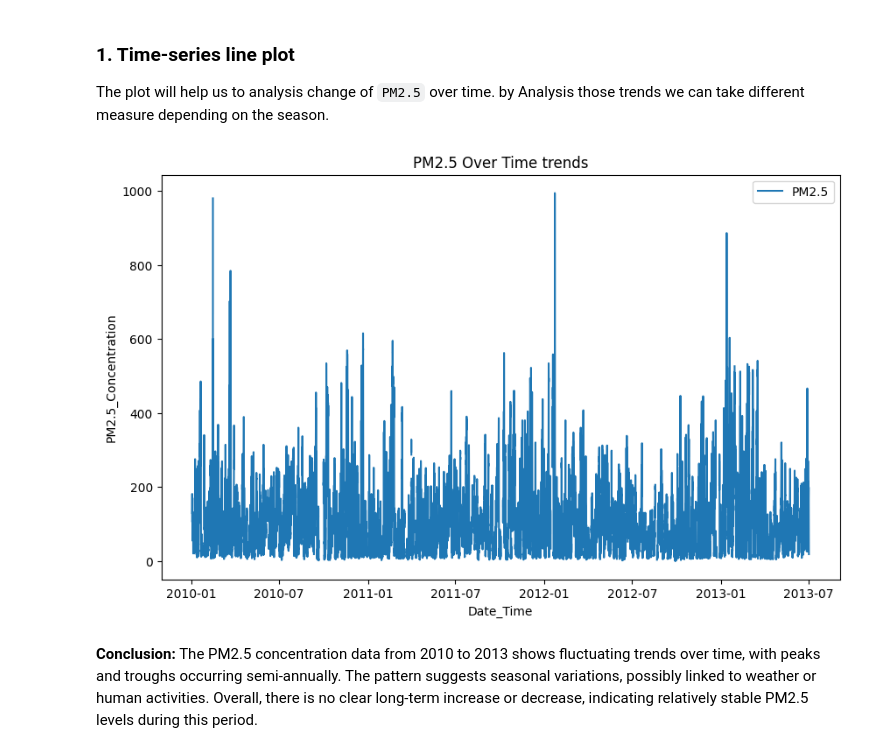
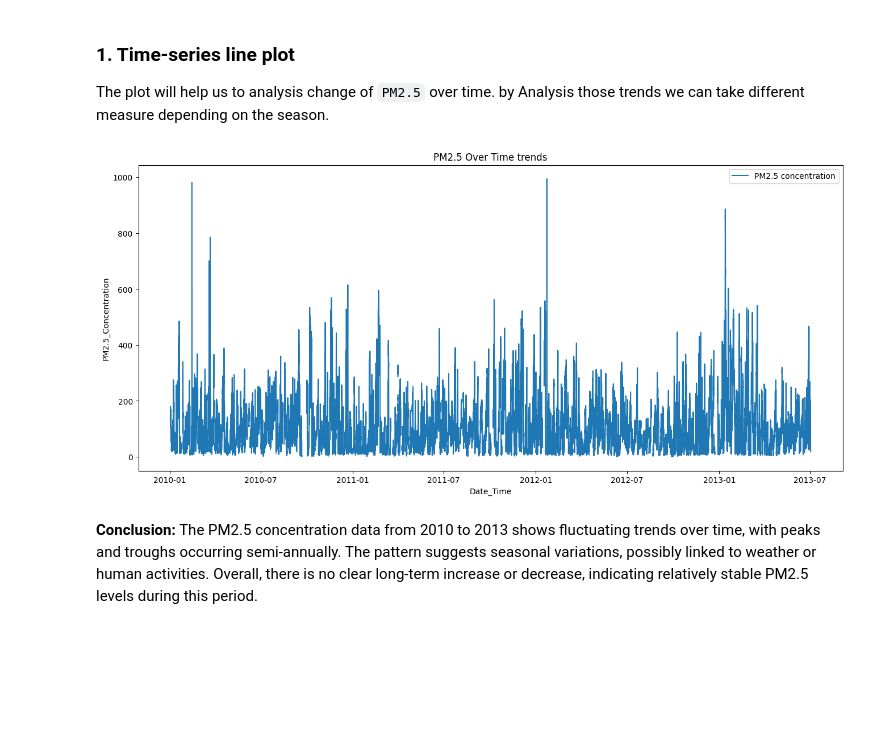
Before and after one commit to M-Pascal/Air_Quality_Forecasting, a Jupyter notebook: Pascal_Mugisha_[air_quality_forecasting_starter_code].ipynb, the cells around one changed output. Saved outputs shown, nothing was run; the diff lists cells and outputs as text; code cells hidden in the pictures; blank space fills up the shorter version.

````diff
--- a/Pascal_Mugisha_[air_quality_forecasting_starter_code].ipynb
+++ b/Pascal_Mugisha_[air_quality_forecasting_starter_code].ipynb
@@ -95,15 +112,15 @@ We are going to analysis this dataset using 3 main important visualization graph
 The plot will help us to analysis change of ```PM2.5``` over time. by Analysis those trends we can take different measure depending on the season.
 # %%
 # Time series trend for PM2.5 against date
-plt.figure(figsize=(10, 6))
-plt.plot(pd.to_datetime(train['datetime']), train['pm2.5'], label='PM2.5')
+plt.figure(figsize=(16, 7))
+plt.plot(pd.to_datetime(train['datetime']), train['pm2.5'], label='PM2.5 concentration')
 plt.title('PM2.5 Over Time trends')
 plt.xlabel('Date_Time')
 plt.ylabel('PM2.5_Concentration')
 plt.legend()
 plt.show()
 # %% [output]
-[figure, old version]
+[figure, new version]
 # %% [markdown]
 **Conclusion:** The PM2.5 concentration data from 2010 to 2013 shows fluctuating trends over time, with peaks and troughs occurring semi-annually. The pattern suggests seasonal variations, possibly linked to weather or human activities. Overall, there is no clear long-term increase or decrease, indicating relatively stable PM2.5 levels during this period.
 # %% [markdown]
````
Also changed, not shown: parts of 14 cells of this notebook.
